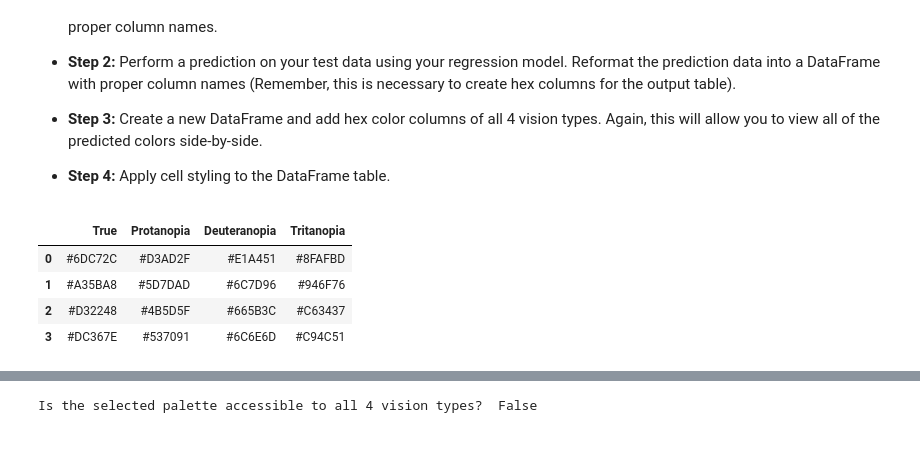
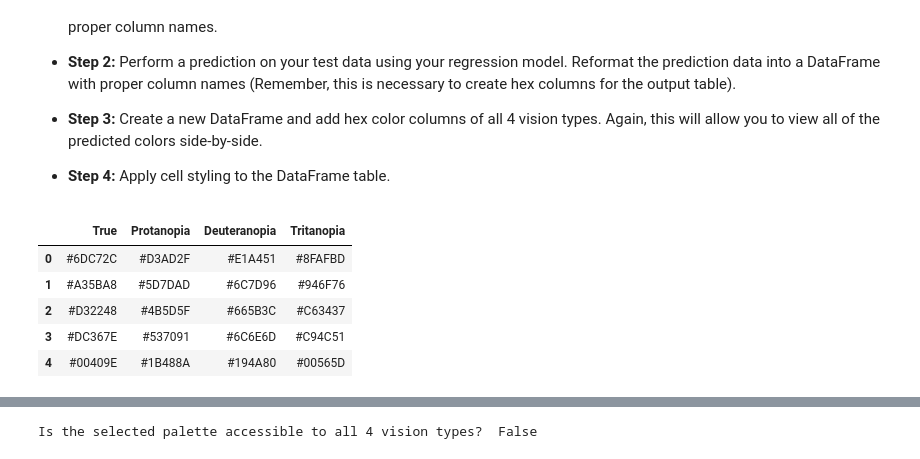
Before and after one commit to the-codingschool/TRAIN-datasets, a Jupyter notebook: color_blindness_sim/simulate_vision_deficiency.ipynb, the cells around one changed output, grey strips where cells are left out. Drawn from its saved outputs; the diff is of its cells as text; code cells hidden in the pictures.

Commit message:
updated color blind sim notebook and readme

```diff
--- a/color_blindness_sim/simulate_vision_deficiency.ipynb
+++ b/color_blindness_sim/simulate_vision_deficiency.ipynb
@@ -49,7 +50,9 @@ The model will be trained to take in the RGB values of the ***True color*** and
 
 So we want to separate the **true data** from the **other RGB data**.
 # %%
-df = pd.read_csv("color_blind_RGB.csv")
+# df = pd.read_csv("color_blind_RGB.csv")
+url = "https://raw.githubusercontent.com/the-codingschool/TRAIN/main/color_blindness_sim/color_blind_RGB.csv"
+df = pd.read_csv(url)
 
 true_data = df[['true_red','true_green','true_blue']].copy()
 other_data = df.drop(columns=['true_red', 'true_green', 'true_blue'])
@@ -229,28 +232,29 @@ Now that you have a trained model, try testing it on your own RGB colors to pred
 * **Step 4:** Apply cell styling to the DataFrame table.
 # %%
 # Step 1
-my_colors = [[109, 199, 44], [163, 91, 168], [211, 34, 72], [220, 54, 126]]
+my_colors = [[109, 199, 44], [163, 91, 168], [211, 34, 72], [220, 54, 126], [0, 64, 158]]
 my_X_test = pd.DataFrame(my_colors, columns=X_test.columns)
 
 # Step 2
 my_pred = reg_model.predict(my_X_test)
 my_pred = pd.DataFrame(my_pred, columns=y_test.columns)
 
 # Step 3
 my_results_df = pd.DataFrame()
 my_results_df['True'] = make_hex_col(my_X_test, 'true')
 my_results_df['Protanopia'] = make_hex_col(my_pred, 'prot')
 my_results_df['Deuteranopia'] = make_hex_col(my_pred, 'deut')
 my_results_df['Tritanopia'] = make_hex_col(my_pred, 'trit')
 
 # Step 4
 my_results_df.style.apply(output_cell_styling)
 # %% [output]
 |  | True | Protanopia | Deuteranopia | Tritanopia |
 | 0 | #6DC72C | #D3AD2F | #E1A451 | #8FAFBD |
 | 1 | #A35BA8 | #5D7DAD | #6C7D96 | #946F76 |
 | 2 | #D32248 | #4B5D5F | #665B3C | #C63437 |
 | 3 | #DC367E | #537091 | #6C6E6D | #C94C51 |
+| 4 | #00409E | #1B488A | #194A80 | #00565D |
 # %% [markdown]
 ## **Part 2:** Assess Color Palette Accessibility  <a name="palettes"></a>
 
```
Also changed, not shown: parts of 11 cells of this notebook, 1 other file.
